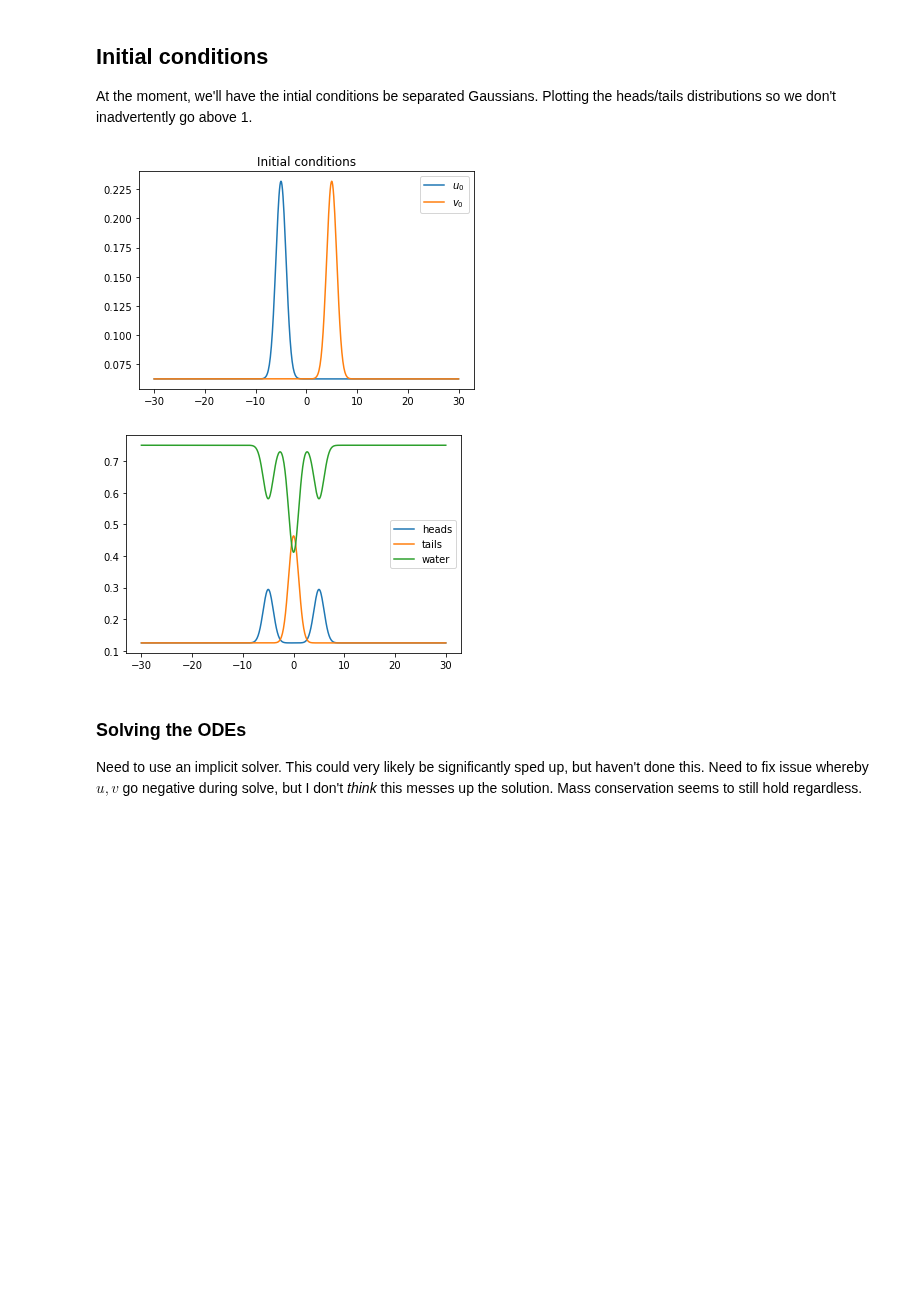
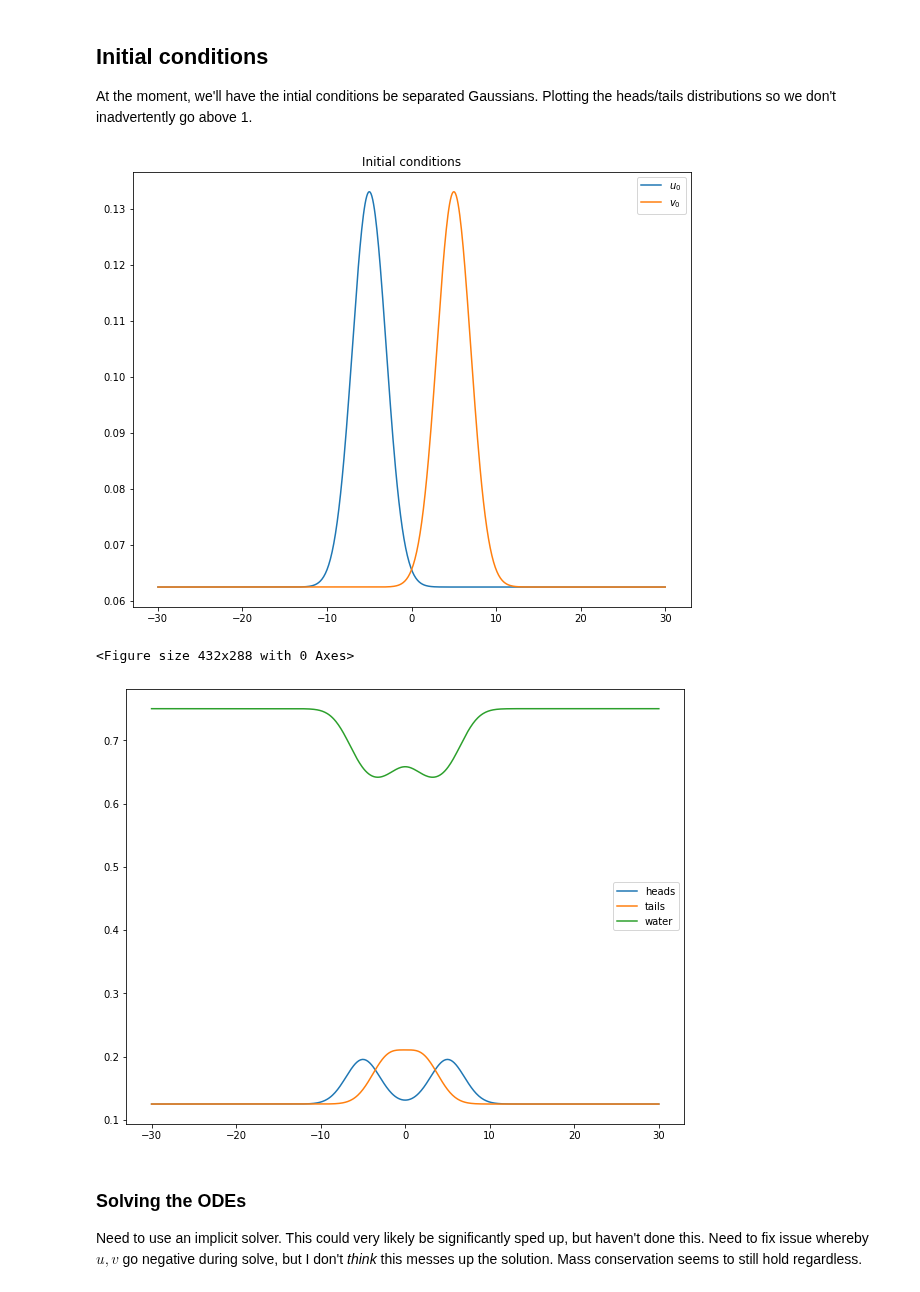
Before and after one commit to rgbrown/lipids, a Jupyter notebook: notebooks/1D Lipids.ipynb, the cells around one changed output. Saved outputs shown, nothing was run; the diff lists cells and outputs as text; code cells hidden in the pictures; blank space fills up the shorter version.

```diff
--- a/notebooks/1D Lipids.ipynb
+++ b/notebooks/1D Lipids.ipynb
@@ -100,8 +100,8 @@ x = np.arange(-L, L + dx, dx)
 N = x.shape[0]
 
 # Parameters
-eps = 5 # Needs to be a multiple of dx
-K = 1000
+eps = 3 # Needs to be a multiple of dx
+K = 0.001
 alpha = 4
 
 beta = 1
@@ -164,29 +167,31 @@ At the moment, we'll have the intial conditions be separated Gaussians. Plotting
 # %%
 
 # Initial conditions - guassians centred on x_u and x_v
 x_u = -5
 x_v = 5
-sigma = 1;
-m = 0.6; # mass of lipids
+sigma = 2;
+m = 0.5; # mass of lipids
 u0 = c_0 + m/(2*sigma*np.sqrt(np.pi))*np.exp(-0.5*((x - x_u)/sigma)**2)
 v0 = c_0 + m/(2*sigma*np.sqrt(np.pi))*np.exp(-0.5*((x - x_v)/sigma)**2)
 
 def plot_solution(u, v):
     tails = u + v
     heads = tau_e_minus(u) + tau_e_plus(v)
     water = 1 - heads - tails
+    plt.figure(figsize=(10, 8))
     plt.plot(x, tails, x, heads, x, water)
     plt.legend(('heads', 'tails', 'water'))
 
-plt.figure()
+plt.figure(figsize=(10, 8))
 plt.plot(x, u0, x, v0)
 plt.legend(('$u_0$', '$v_0$'))
 plt.title('Initial conditions')
 plt.figure()
 plot_solution(u0, v0)
 # %% [output]
-[figure, old version]
+[figure, new version]
+<Figure size 432x288 with 0 Axes>
-[figure, old version]
+[figure, new version]
 # %% [markdown]
 ### Solving the ODEs
 
```
Also changed, not shown: parts of 4 cells of this notebook.
